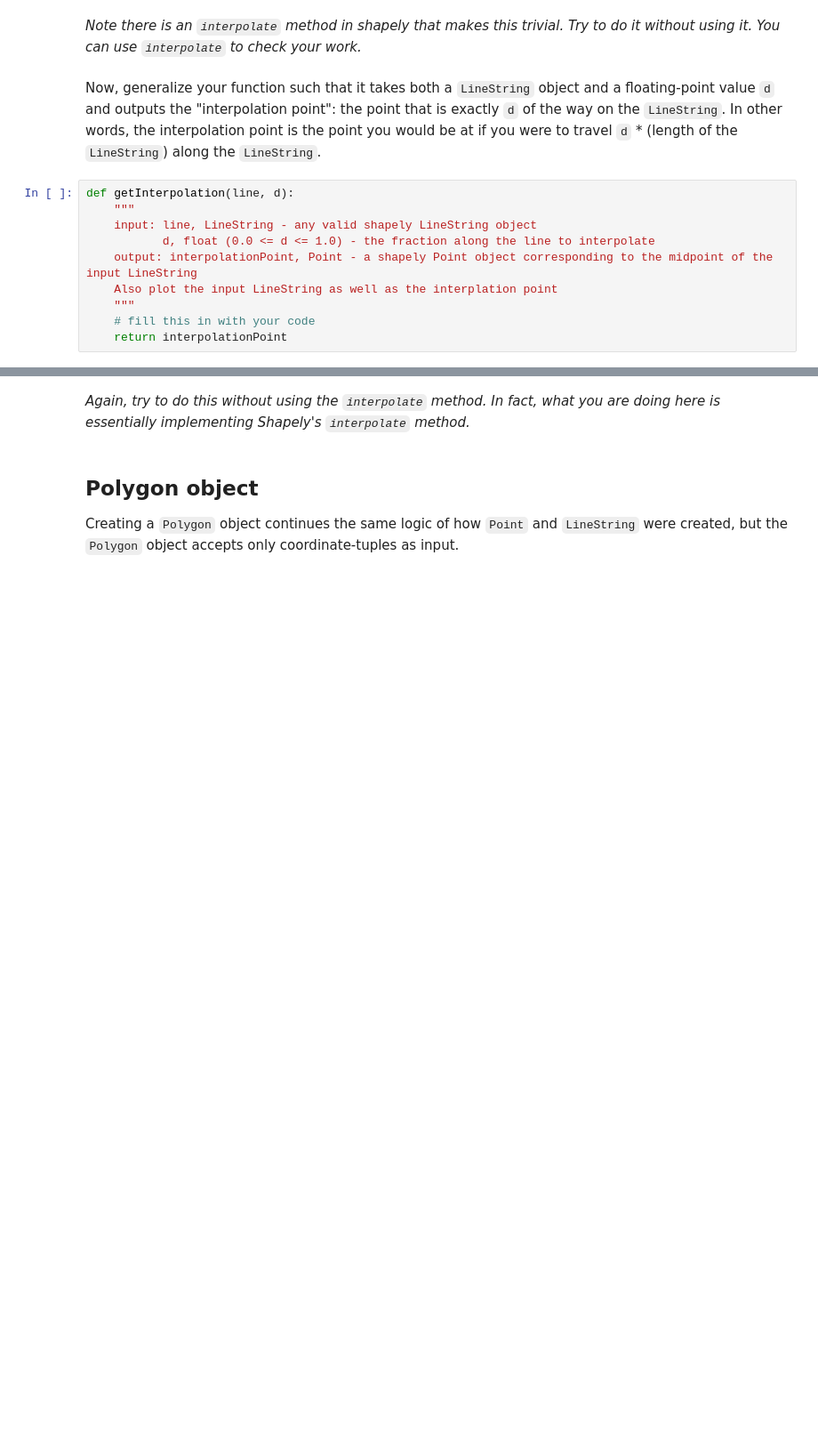
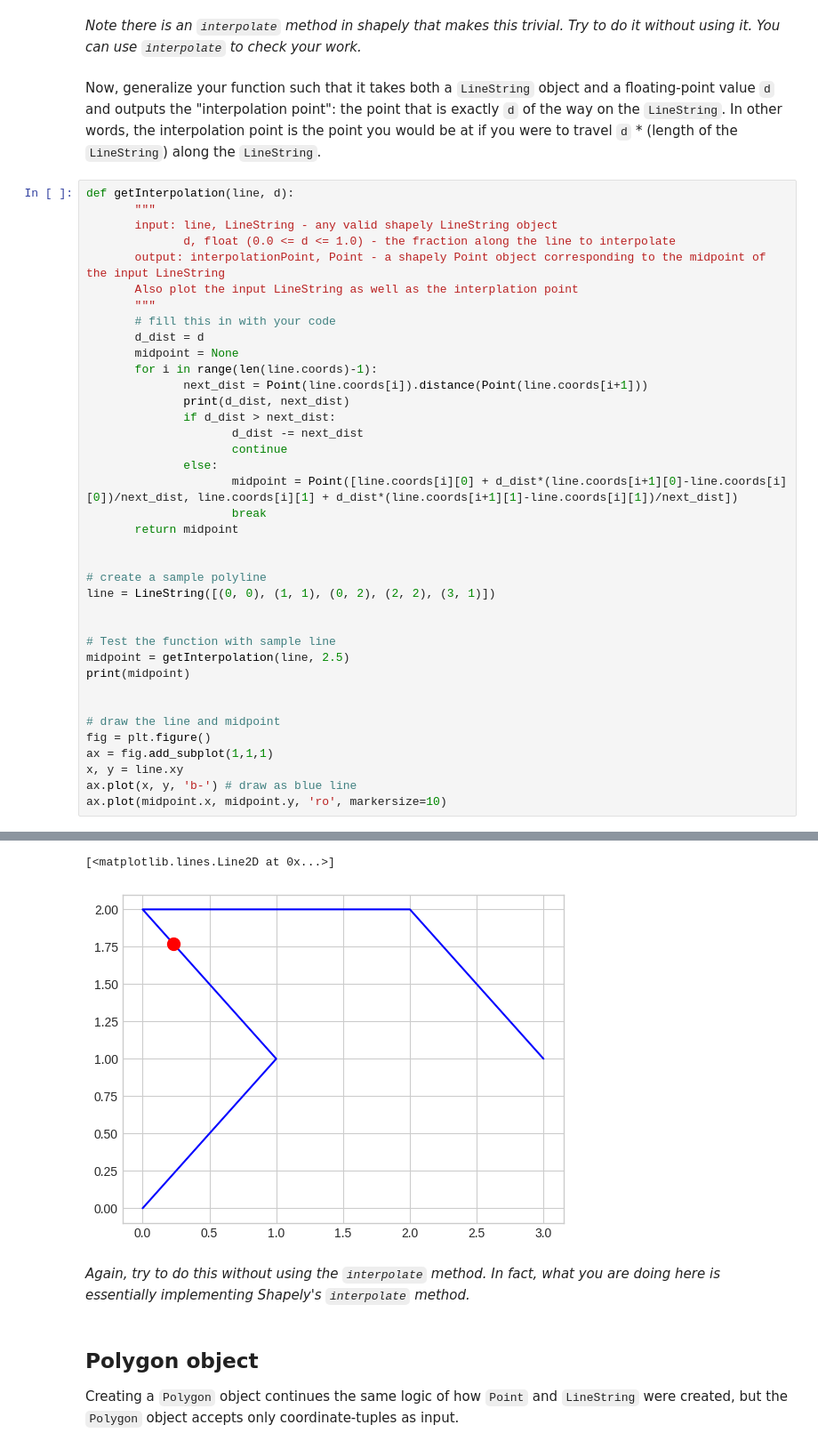
Before and after one commit to bwsi-hadr-2024/bwsi-modules-2024, a Jupyter notebook: 02-visualization-and-shapes/02_Visualization_and_Shapes.ipynb, the cells around one changed output, grey strips where cells are left out. Shown at 89% size. Drawn from its saved outputs; the diff is of its cells as text; blank space fills up the shorter version.

```diff
--- a/02-visualization-and-shapes/02_Visualization_and_Shapes.ipynb
+++ b/02-visualization-and-shapes/02_Visualization_and_Shapes.ipynb
@@ -290,11 +466,40 @@ _Note there is an `interpolate` method in shapely that makes this trivial. Try t
 Now, generalize your function such that it takes both a `LineString` object and a floating-point value `d` and outputs the "interpolation point": the point that is exactly `d` of the way on the `LineString`. In other words, the interpolation point is the point you would be at if you were to travel `d` * (length of the `LineString`) along the `LineString`.
 # %%
 def getInterpolation(line, d):
-    """
-    input: line, LineString - any valid shapely LineString object
-           d, float (0.0 <= d <= 1.0) - the fraction along the line to interpolate
-    output: interpolationPoint, Point - a shapely Point object corresponding to the midpoint of the input LineString
-    Also plot the input LineString as well as the interplation point
-    """
-    # fill this in with your code
-    return interpolationPoint
+       """
+       input: line, LineString - any valid shapely LineString object
+              d, float (0.0 <= d <= 1.0) - the fraction along the line to interpolate
+       output: interpolationPoint, Point - a shapely Point object corresponding to the midpoint of the input LineString
+       Also plot the input LineString as well as the interplation point
+       """
+       # fill this in with your code
+       d_dist = d
+       midpoint = None
+       for i in range(len(line.coords)-1):
+              next_dist = Point(line.coords[i]).distance(Point(line.coords[i+1]))
+              print(d_dist, next_dist)
+              if d_dist > next_dist:
+                     d_dist -= next_dist
+                     continue
+              else:
+                     midpoint = Point([line.coords[i][0] + d_dist*(line.coords[i+1][0]-line.coords[i][0])/next_dist, line.coords[i][1] + d_dist*(line.coords[i+1][1]-line.coords[i][1])/next_dist])
+                     break
+       return midpoint
+
+
+# create a sample polyline
+line = LineString([(0, 0), (1, 1), (0, 2), (2, 2), (3, 1)])
+
+
+# Test the function with sample line
+midpoint = getInterpolation(line, 2.5)
+print(midpoint)
+
+
+# draw the line and midpoint
+fig = plt.figure()
+ax = fig.add_subplot(1,1,1)
+x, y = line.xy
+ax.plot(x, y, 'b-') # draw as blue line
+ax.plot(midpoint.x, midpoint.y, 'ro', markersize=10)
+# %% [output]
@@ -301,3 +509,5 @@ def getInterpolation(line, d):
+[<matplotlib.lines.Line2D at 0x...>]
+[figure, added]
 # %% [markdown]
 _Again, try to do this without using the `interpolate` method. In fact, what you are doing here is essentially implementing Shapely's `interpolate` method._
 # %% [markdown]
```
Also changed, not shown: parts of 76 cells of this notebook, 15 other files.
